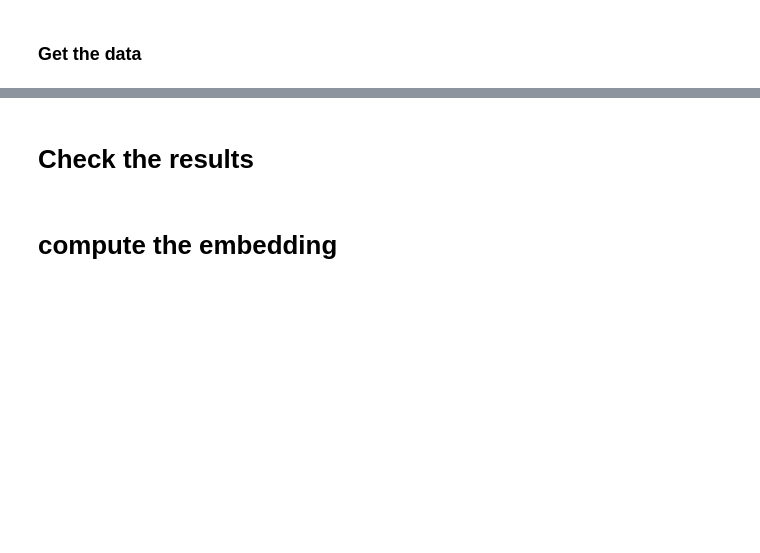
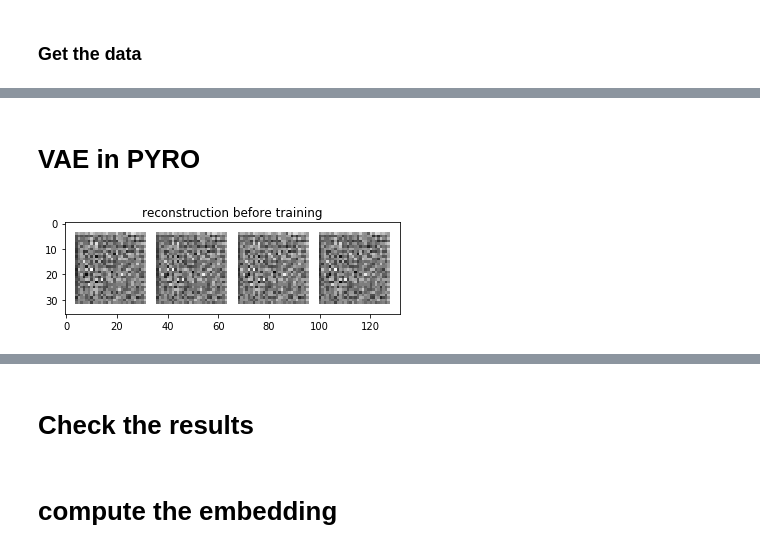
Before and after one commit to dalessioluca/VAE_PYRO, a Jupyter notebook: MAIN.ipynb, the cells around one changed output, grey strips where cells are left out. Cells and saved outputs as stored; diff of their text form; code cells hidden in the pictures; blank space fills up the shorter version.

```diff
--- a/MAIN.ipynb
+++ b/MAIN.ipynb
@@ -107,0 +100,2 @@ svi = SVI(vae.model, vae.guide, optimizer, loss=Trace_ELBO(num_particles=1))
+# %% [markdown]
+# VAE in PYRO
@@ -107,0 +108,6 @@ svi = SVI(vae.model, vae.guide, optimizer, loss=Trace_ELBO(num_particles=1))
+# %%
+imgs_rec = vae.reconstruct(imgs_test)
+show_batch(imgs_rec,nrow=4,npadding=4,title="reconstruction before training")
+plt.savefig("rec_before_training.png")
+# %% [output]
+[figure, added]
```
Also changed, not shown: parts of 29 cells of this notebook, 5 other files.
